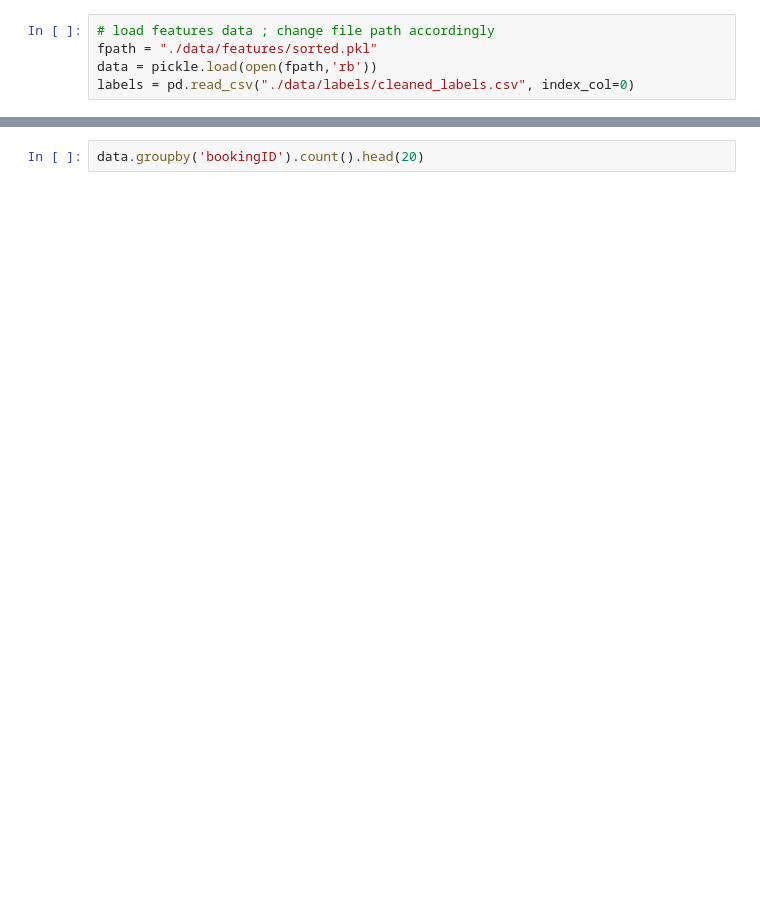
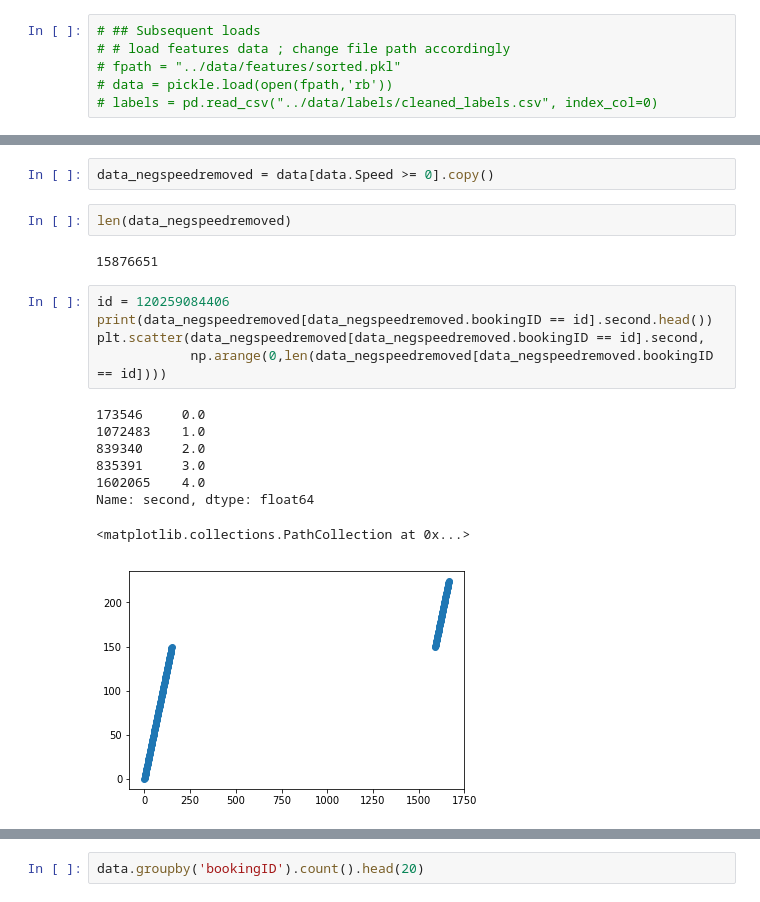
Before and after one commit to gerpang/AMLProject_GrabSafety, a Jupyter notebook: notebooks/1DataPrep.ipynb, the cells around one changed output, grey strips where cells are left out. Cells and saved outputs as stored; diff of their text form; blank space fills up the shorter version.

```diff
--- a/notebooks/2Baseline_Test-Ger.ipynb
+++ b/notebooks/1DataPrep.ipynb
@@ -11,5 +24,6 @@ import pickle
 # %%
-# load features data ; change file path accordingly
-fpath = "./data/features/sorted.pkl"
-data = pickle.load(open(fpath,'rb'))
-labels = pd.read_csv("./data/labels/cleaned_labels.csv", index_col=0)
+# ## Subsequent loads
+# # load features data ; change file path accordingly
+# fpath = "../data/features/sorted.pkl"
+# data = pickle.load(open(fpath,'rb'))
+# labels = pd.read_csv("../data/labels/cleaned_labels.csv", index_col=0)
@@ -15,0 +87,20 @@ labels = pd.read_csv("./data/labels/cleaned_labels.csv", index_col=0)
+# %%
+data_negspeedremoved = data[data.Speed >= 0].copy()
+# %%
+len(data_negspeedremoved)
+# %% [output]
+15876651
+# %%
+id = 120259084406
+print(data_negspeedremoved[data_negspeedremoved.bookingID == id].second.head())
+plt.scatter(data_negspeedremoved[data_negspeedremoved.bookingID == id].second,
+            np.arange(0,len(data_negspeedremoved[data_negspeedremoved.bookingID == id])))
+# %% [output]
+173546     0.0
+1072483    1.0
+839340     2.0
+835391     3.0
+1602065    4.0
+Name: second, dtype: float64
+<matplotlib.collections.PathCollection at 0x...>
+[figure, added]
```
Also changed, not shown: parts of 17 cells of this notebook, 8 other files.
